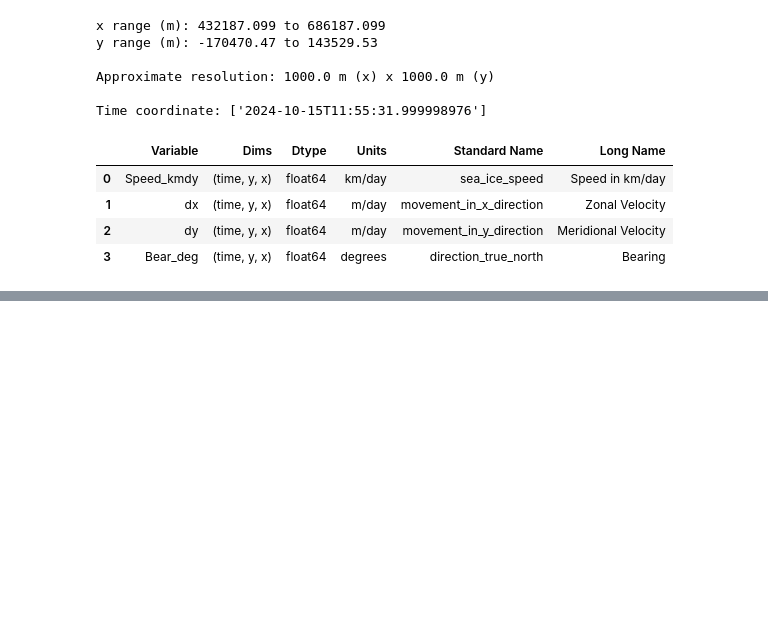
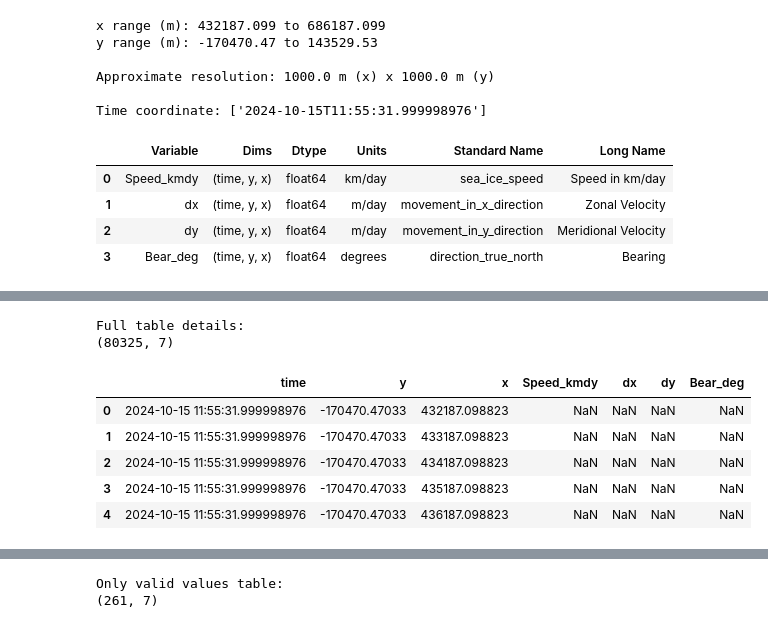
Before and after one commit to BG-NOAA/read_sar_drift_netcdf, a Jupyter notebook: read_netcdf_tutorial.ipynb, the cells around one changed output, grey strips where cells are left out. Cells and saved outputs as stored; diff of their text form; code cells hidden in the pictures; blank space fills up the shorter version.

Commit message:
Corrections to Jupyter Notebook
- Updated requirements.txt to include Cartopy
- Added jupyter install in README.md instructions
- New code cell that opens the npx file and vies as a data frame.

```diff
--- a/read_netcdf_tutorial.ipynb
+++ b/read_netcdf_tutorial.ipynb
@@ -314,0 +321,43 @@ print("Wrote:", out_npz)
+# %%
+# view the saved compressed NumPy file in a Pandas data frame
+npz = np.load("SIVelocity_export_arrays.npz", allow_pickle=True)
+
+speed_kmdy = npz["Speed_kmdy"]
+dx = npz["dx"]
+dy = npz["dy"]
+bear_deg = npz["Bear_deg"]
+x = npz["x"]
+y = npz["y"]
+t = npz["time"]
+
+# build coordinates for each time
+all_times, all_ys, all_xs = np.meshgrid(t, y, x, indexing='ij') # indexing allows meshgrid axes to match original data set
+
+df = pd.DataFrame({
+    "time": all_times.ravel(),
+    "y": all_ys.ravel(),
+    "x": all_xs.ravel(),
+    "Speed_kmdy": speed_kmdy.ravel(),
+    "dx": dx.ravel(),
+    "dy": dy.ravel(),
+    "Bear_deg": bear_deg.ravel(),
+})
+
+print(f"Full table details:\n{df.shape}")
+display(df.head())
+display(df.tail())
+
+# If only keeping valid speed observations
+df = df[np.isfinite(df["Speed_kmdy"])].reset_index(drop=True)
+print(f"Only valid values table:\n{df.shape}")
+display(df.head())
+display(df.tail())
+# %% [output]
+Full table details:
+(80325, 7)
+|  | time | y | x | Speed_kmdy | dx | dy | Bear_deg |
+| 0 | 2024-10-15 11:55:31.999998976 | -170470.47033 | 432187.098823 | NaN | NaN | NaN | NaN |
+| 1 | 2024-10-15 11:55:31.999998976 | -170470.47033 | 433187.098823 | NaN | NaN | NaN | NaN |
+| 2 | 2024-10-15 11:55:31.999998976 | -170470.47033 | 434187.098823 | NaN | NaN | NaN | NaN |
+| 3 | 2024-10-15 11:55:31.999998976 | -170470.47033 | 435187.098823 | NaN | NaN | NaN | NaN |
+| 4 | 2024-10-15 11:55:31.999998976 | -170470.47033 | 436187.098823 | NaN | NaN | NaN | NaN |
@@ -314,0 +370,2 @@ print("Wrote:", out_npz)
+Only valid values table:
+(261, 7)
```
Also changed, not shown: parts of 8 cells of this notebook, 1 other file.
